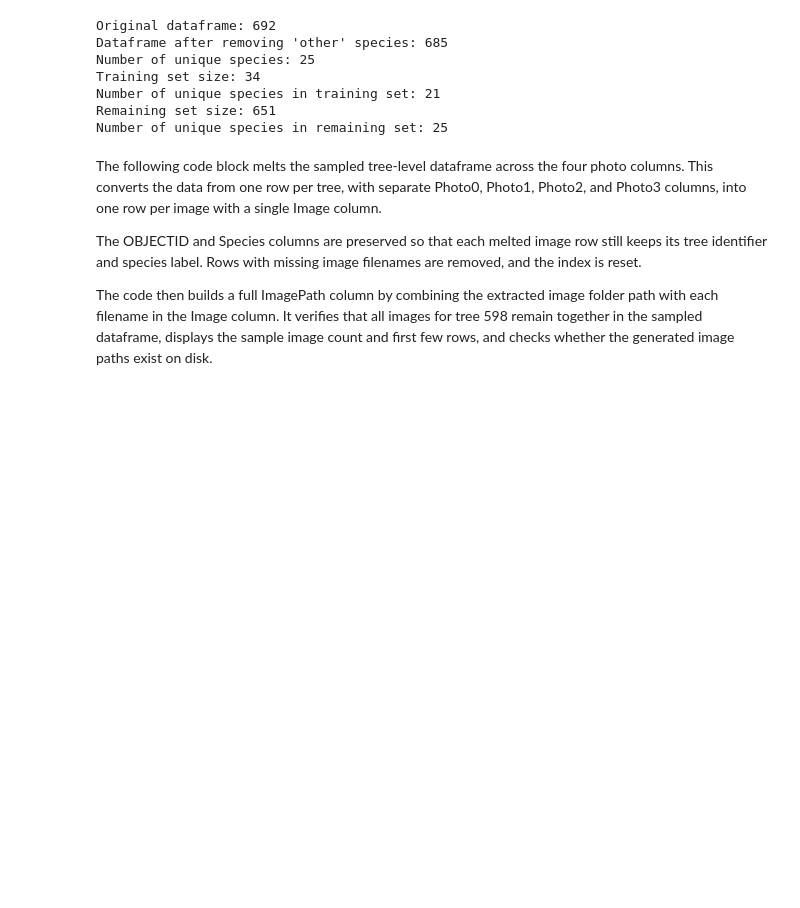
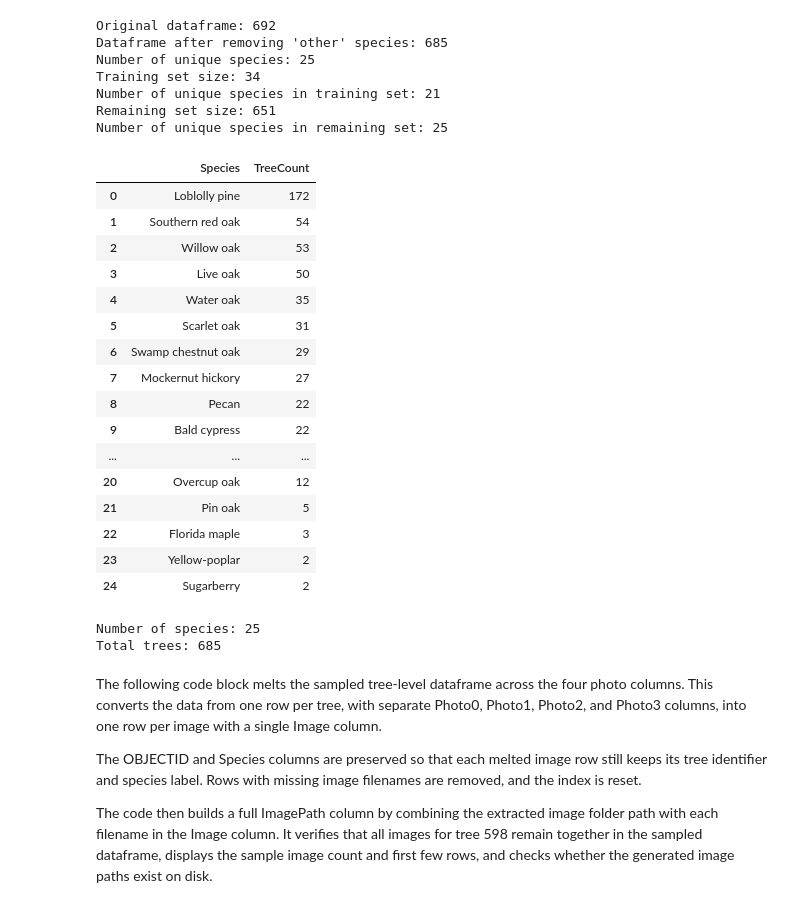
Before and after one commit to JRockMcDoggington/Bark_Imagery, a Jupyter notebook: bark_notebook.ipynb, the cells around one changed output. Drawn from its saved outputs; the diff is of its cells as text; code cells hidden in the pictures; blank space fills up the shorter version.

```diff
--- a/bark_notebook.ipynb
+++ b/bark_notebook.ipynb
@@ -80,7 +80,25 @@ Afterward, the Species column is selected as the target label, while the remaini
 import pandas as pd
 from sklearn.model_selection import train_test_split
 
-df = pd.read_csv('bark_images_and_labels/bark_class_labels.csv')
+import os
+
+IN_COLAB = os.path.exists("/content")
+
+if IN_COLAB:
+    import importlib
+
+    if not os.path.exists("/content/drive/MyDrive"):
+        drive = importlib.import_module("google.colab.drive")
+        drive.mount("/content/drive")
+
+    BASE_PATH = "/content/drive/MyDrive/Bark_Imagery/"
+else:
+    BASE_PATH = ""
+
+labels_path = BASE_PATH + "bark_images_and_labels/bark_class_labels.csv"
+extract_path = BASE_PATH + "bark_images_and_labels/BARK_UGA_PICS/"
+
+df = pd.read_csv(labels_path)
 display(df.head())
 print("Original dataframe:", df.shape[0])
 
@@ -114,6 +132,38 @@ Training set size: 34
 Number of unique species in training set: 21
 Remaining set size: 651
 Number of unique species in remaining set: 25
+# %%
+species_counts_df = (
+    df["Species"]
+    .value_counts()
+    .rename_axis("Species")
+    .reset_index(name="TreeCount")
+)
+
+display(species_counts_df)
+
+print("Number of species:", species_counts_df.shape[0])
+print("Total trees:", species_counts_df["TreeCount"].sum())
+# %% [output]
+|  | Species | TreeCount |
+| 0 | Loblolly pine | 172 |
+| 1 | Southern red oak | 54 |
+| 2 | Willow oak | 53 |
+| 3 | Live oak | 50 |
+| 4 | Water oak | 35 |
+| 5 | Scarlet oak | 31 |
+| 6 | Swamp chestnut oak | 29 |
+| 7 | Mockernut hickory | 27 |
+| 8 | Pecan | 22 |
+| 9 | Bald cypress | 22 |
+| ... | ... | ... |
+| 20 | Overcup oak | 12 |
+| 21 | Pin oak | 5 |
+| 22 | Florida maple | 3 |
+| 23 | Yellow-poplar | 2 |
+| 24 | Sugarberry | 2 |
+Number of species: 25
+Total trees: 685
 # %% [markdown]
 The following code block melts the sampled tree-level dataframe across the four photo columns. This converts the data from one row per tree, with separate Photo0, Photo1, Photo2, and Photo3 columns, into one row per image with a single Image column.
 
```
Also changed, not shown: parts of 3 cells of this notebook.
